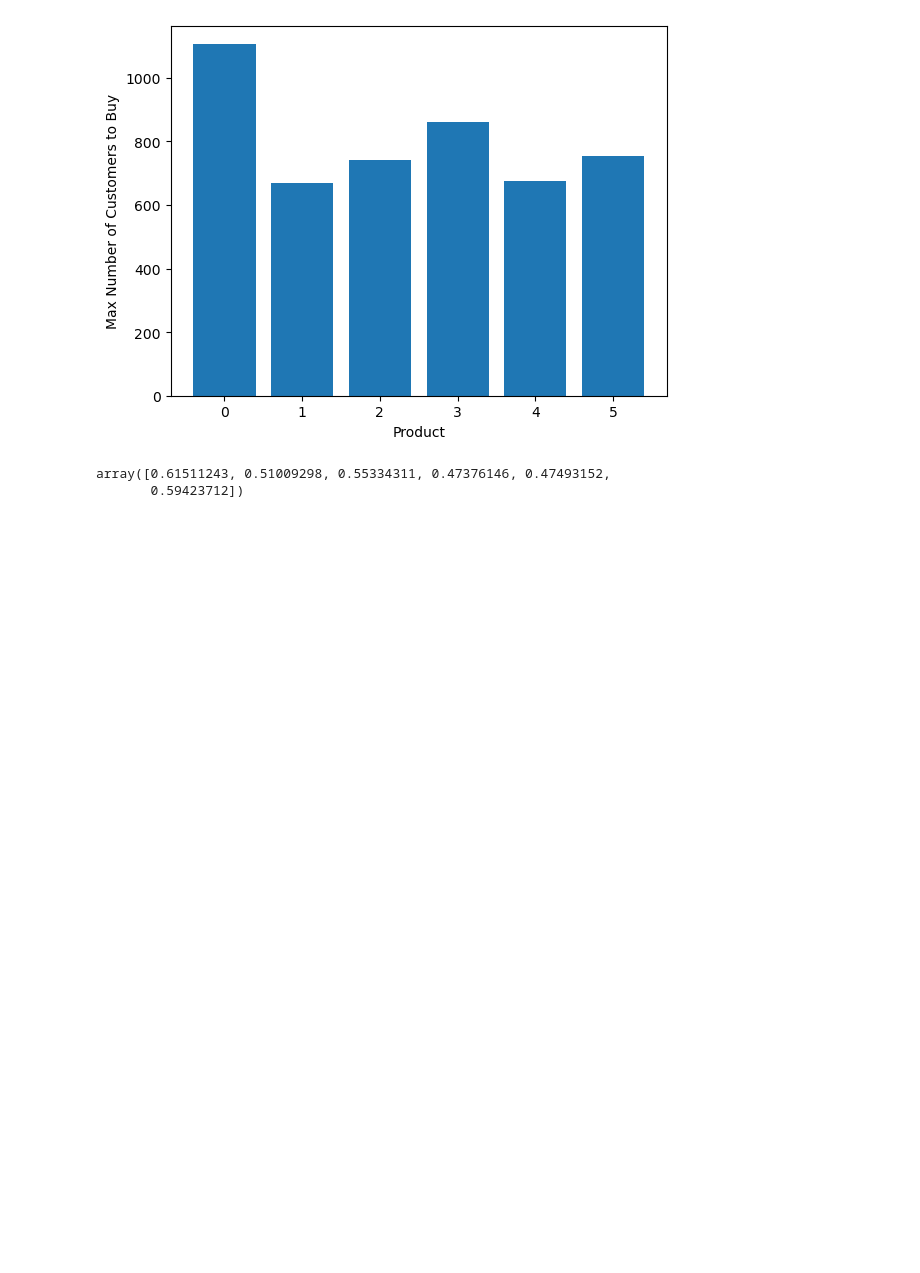
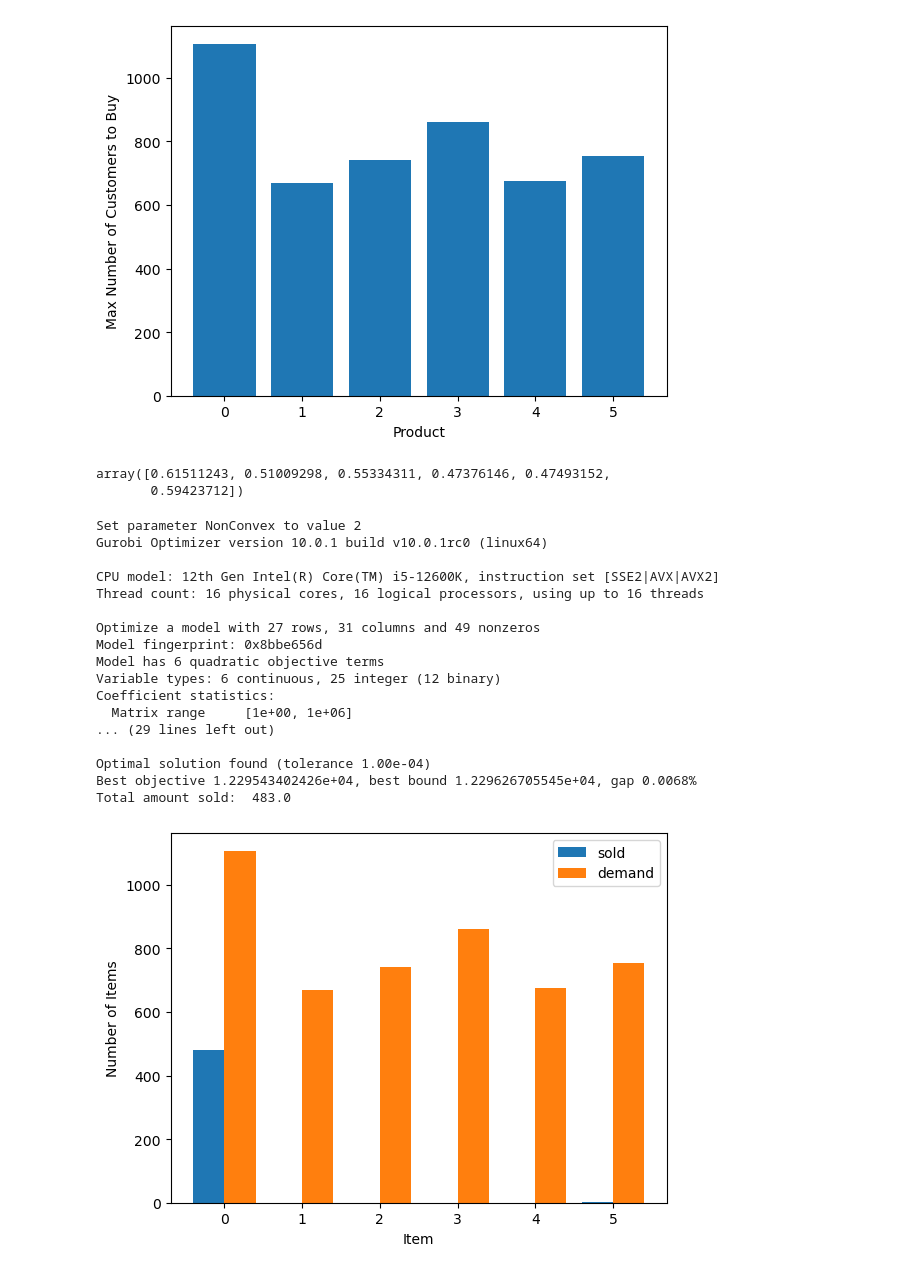
Before and after one commit to owowouwu/optimisation-ass-2, a Jupyter notebook: model_with_shipping_tobuy.ipynb, the cells around one changed output. Drawn from its saved outputs; the diff is of its cells as text; code cells hidden in the pictures; blank space fills up the shorter version.

```diff
--- a/model_with_shipping_tobuy.ipynb
+++ b/model_with_shipping_tobuy.ipynb
@@ -176,4 +176,41 @@ def run_model():
 # %% [output]
 array([0.61511243, 0.51009298, 0.55334311, 0.47376146, 0.47493152,
        0.59423712])
+# %%
+BUDGET = 2e4
+
+# inventory for each category, we will set this to be a proportion of the number of customers
+INVENTORY_SPACE = 10000
+
+BULK_PURCHASE_COST = 0
+BULK_WEIGHT = 1
+m,data = run_model()
+# the budget
+
+sold_items = data['computers_accessories']['sold']
+plt.bar(np.arange(6) - 0.2, sold_items, 0.4, label = 'sold')
+plt.bar(np.arange(6) + 0.2, max_customers, 0.4, label = 'demand')
+plt.legend()
+plt.xlabel("Item")
+plt.ylabel("Number of Items")
+print("Total amount sold: ", np.sum(sold_items))
+# %% [output]
+Set parameter NonConvex to value 2
+Gurobi Optimizer version 10.0.1 build v10.0.1rc0 (linux64)
+
+CPU model: 12th Gen Intel(R) Core(TM) i5-12600K, instruction set [SSE2|AVX|AVX2]
+Thread count: 16 physical cores, 16 logical processors, using up to 16 threads
+
+Optimize a model with 27 rows, 31 columns and 49 nonzeros
+Model fingerprint: 0x8bbe656d
+Model has 6 quadratic objective terms
+Variable types: 6 continuous, 25 integer (12 binary)
+Coefficient statistics:
+  Matrix range     [1e+00, 1e+06]
+... (29 lines left out)
+
+Optimal solution found (tolerance 1.00e-04)
+Best objective 1.229543402426e+04, best bound 1.229626705545e+04, gap 0.0068%
+Total amount sold:  483.0
+[figure, added]
 # %%
```
Also changed, not shown: parts of 2 cells of this notebook, 12 other files.
